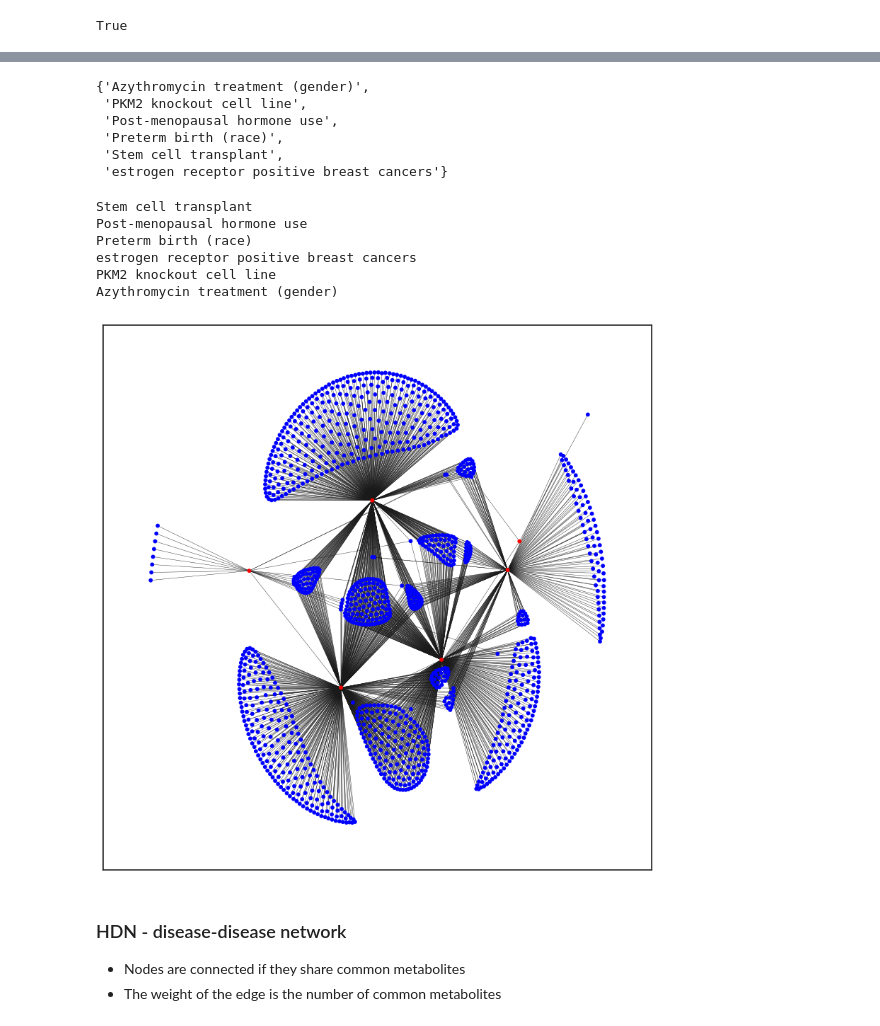
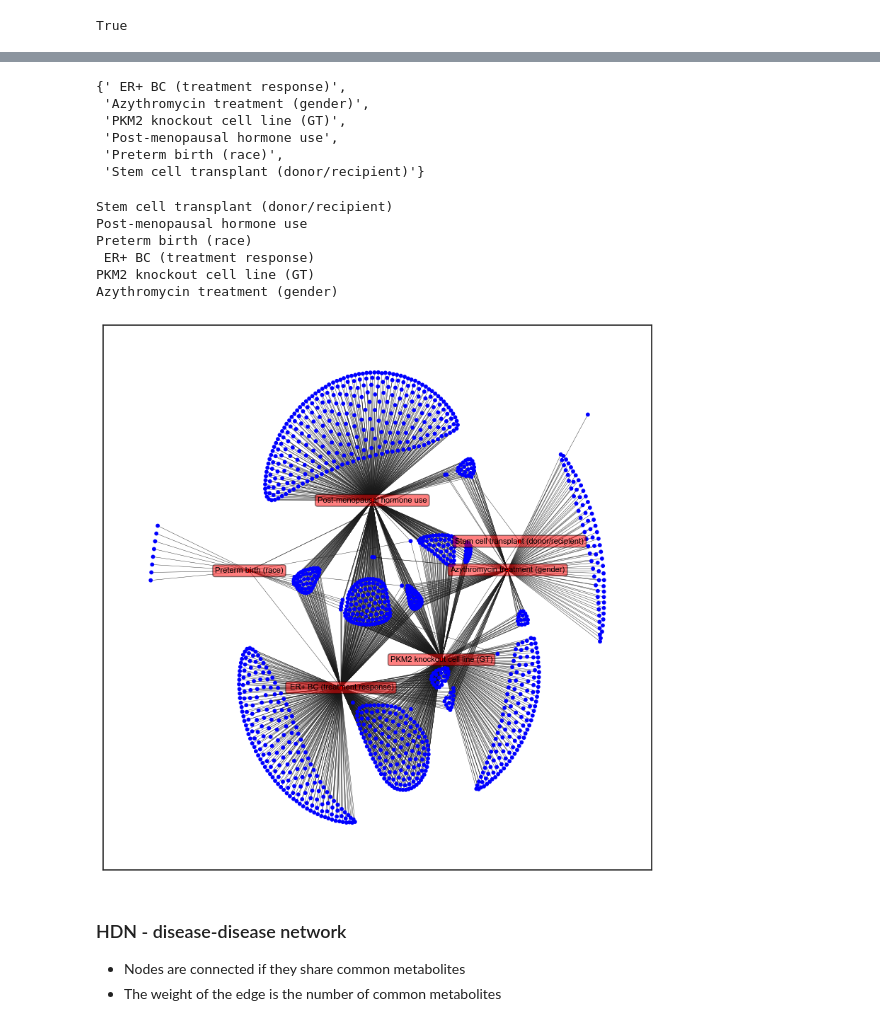
Before and after one commit to cwieder/MetHDN, a Jupyter notebook: Metabolon/scratch1.ipynb, the cells around one changed output, grey strips where cells are left out. Cells and saved outputs as stored; diff of their text form; code cells hidden in the pictures.

```diff
--- a/Metabolon/scratch1.ipynb
+++ b/Metabolon/scratch1.ipynb
@@ -52,6 +52,8 @@ class MetabolonDataset:
         # read in the data
         data = pd.read_excel(file_path + '/peaktable.xlsx', header=None)
         self.raw_data = data
+
+        self.compound_mappers = data.iloc[:, 0:self.first_col_index]
 
         metadata = pd.read_csv(file_path + '/s_' + self.id + '.txt', sep = '\t')
 
@@ -103,11 +105,14 @@ class MetabolonDataset:
         # filter on metadata
         # TODO check whether to rescale after filtering
         data_scaled = data_scaled[data_scaled['Group'].isin(self.md_filter)]
-        print(data_scaled['Group'])
 
-        self.processed_data = data_scaled
+        # rescale data
+        data_rescaled = data_scaled.iloc[:, :-1].apply(lambda x: (x - x.mean()) / x.std())
+        data_rescaled['Group'] = data_scaled['Group']
 
-        return data_scaled
+        self.processed_data = data_rescaled
+
+        return data_rescaled
 
     def plot_qc(self):
 
@@ -151,7 +156,7 @@ class MetabolonDataset:
 sct_data = MetabolonDataset(
     file_path='MTBLS220',
     id='MTBLS220',
-    node_name='Stem cell transplant',
+    node_name='Stem cell transplant (donor/recipient)',
     first_row_index=3,
     first_col_index=6,
     identifiers_row=0,
@@ -186,7 +215,7 @@ sct_data.plot_qc()
 pkm2_data = MetabolonDataset(
     file_path = 'MTBLS533',
     id = 'MTBLS533',
-    node_name = 'PKM2 knockout cell line',
+    node_name = 'PKM2 knockout cell line (GT)',
     first_row_index = 3,
     first_col_index = 6,
     identifiers_row = 0,
@@ -211,11 +240,11 @@ pkm2_data.plot_qc()
 erbc_data = MetabolonDataset(
     file_path = 'MTBLS3342',
     id = 'MTBLS3342',
-    node_name = 'estrogen receptor positive breast cancers',
+    node_name = ' ER+ BC (treatment response)',
     first_row_index = 5,
     first_col_index = 6,
     identifiers_row=0,
-    md_sampname='Sample Name',
+    md_sampname='Source Name',
     md_group = 'Factor Value[IACS Response]',
-    md_filter=['responder', 'resistant'])
+    md_filter=['resistant', 'responder'])
 # %% [output]
@@ -367,44 +403,51 @@ plt.show()
 # %%
 bottom_nodes
 # %% [output]
-{'Azythromycin treatment (gender)',
- 'PKM2 knockout cell line',
+{' ER+ BC (treatment response)',
+ 'Azythromycin treatment (gender)',
+ 'PKM2 knockout cell line (GT)',
  'Post-menopausal hormone use',
  'Preterm birth (race)',
- 'Stem cell transplant',
- 'estrogen receptor positive breast cancers'}
+ 'Stem cell transplant (donor/recipient)'}
 # %%
 
 # force directed layout
+pos = nx.drawing.layout.kamada_kawai_layout(B)
 color_map = []
+labels = {}
 for node in B:
     if node in bottom_nodes:
         print(node)
         color_map.append('red')
+        labels[node] = node
     else:
         color_map.append('blue')
+        # labels[node] = ''
 
 plt.figure(3,figsize=(10 ,10))
 nx.draw_networkx(
     B,
-    pos = nx.drawing.layout.kamada_kawai_layout(B),
+    pos = pos,
     font_size=6,
     width = 0.3,
     with_labels=False,
     node_size=10,
     node_color=color_map
     ) # Or whatever other display options you like
-
+nx.draw_networkx_labels(B, pos, labels,
+                        bbox = dict(facecolor = "red", alpha=0.5, edgecolor='black', boxstyle='round,pad=0.3'),
+                        font_size=8,
+                        font_color='black')
 
 plt.show()
 # %% [output]
-Stem cell transplant
+Stem cell transplant (donor/recipient)
 Post-menopausal hormone use
 Preterm birth (race)
-estrogen receptor positive breast cancers
-PKM2 knockout cell line
+ ER+ BC (treatment response)
+PKM2 knockout cell line (GT)
 Azythromycin treatment (gender)
-[figure, old version]
+[figure, new version]
 # %%
 # export gml for cytoscape
 nx.write_graphml_lxml(B, "metabolon_HMDN.graphml")
```
Also changed, not shown: parts of 23 cells of this notebook, 1 other file.
